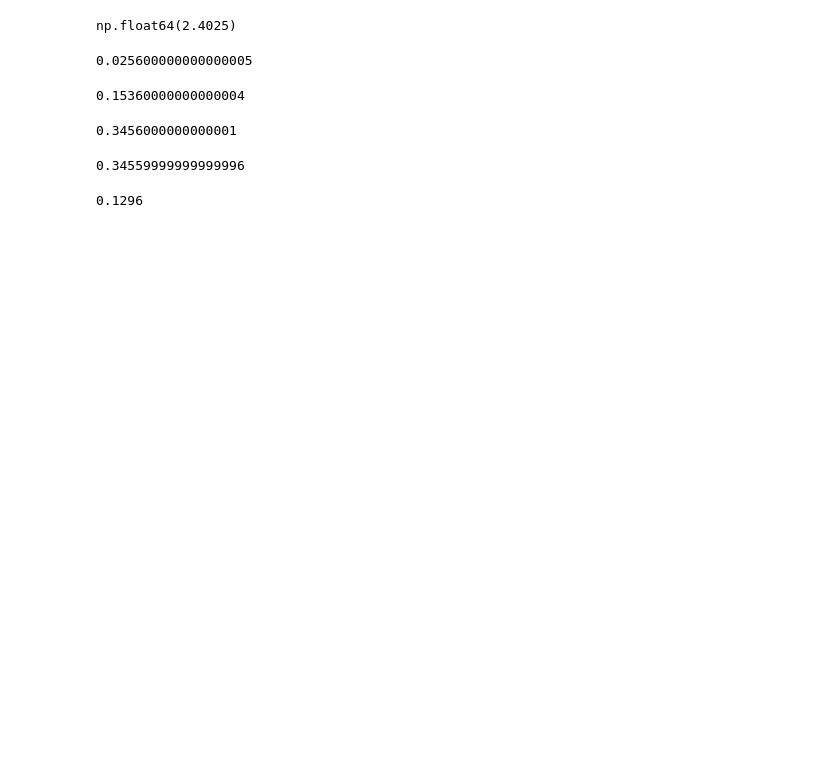
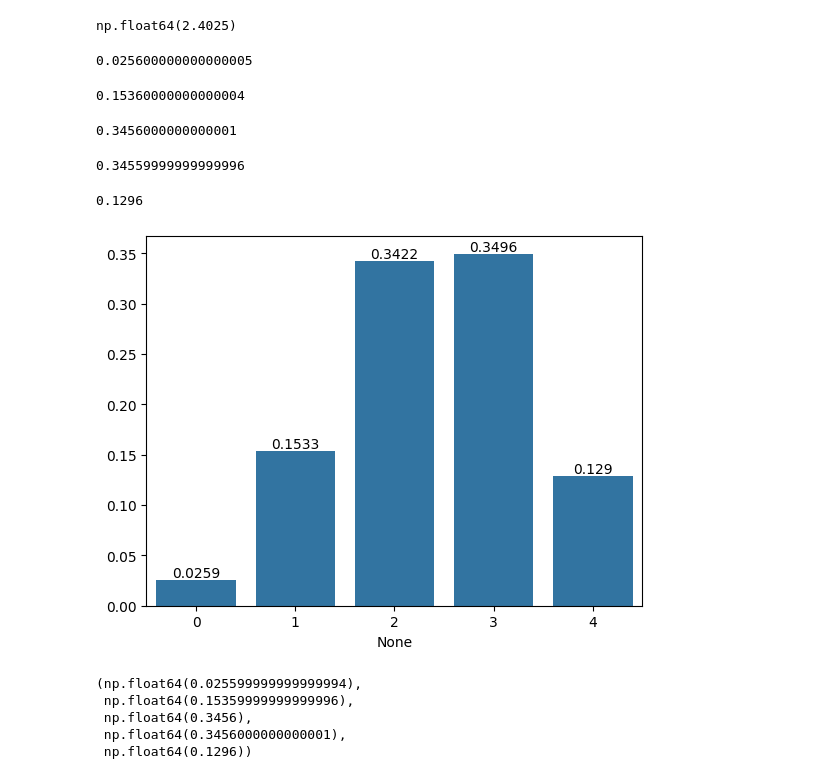
Before and after one commit to bhanu-50/Probability, a Jupyter notebook: Probability_Distribution_Functions.ipynb, the cells around one changed output. Drawn from its saved outputs; the diff is of its cells as text; code cells hidden in the pictures; blank space fills up the shorter version.

```diff
--- a/Probability_Distribution_Functions.ipynb
+++ b/Probability_Distribution_Functions.ipynb
@@ -116,7 +116,8 @@ dtype: int64
 # %% [output]
 0.3477
 # %%
-pd.value_counts(red_values,normalize=True)
+x = pd.value_counts(red_values,normalize=True)
+x
 # %% [output]
 |  | proportion |
 | 3 | 0.3496 |
@@ -170,3 +171,9 @@ P_4_Red =  math.comb(4,4) * math.pow(P_R,4) * math.pow(P_B,0)
 P_4_Red
 # %% [output]
 0.1296
+# %%
+ax = sns.barplot(x = x.index, y = x.values )
+for i in ax.containers:
+    ax.bar_label(i)
+# %% [output]
+[figure, added]
@@ -172,0 +182,13 @@ P_4_Red
+# %%
+prob_0_red = binom.pmf(n=4,p=3/5,k=0)
+prob_1_red = binom.pmf(n=4,p=3/5,k=1)
+prob_2_red = binom.pmf(n=4,p=3/5,k=2)
+prob_3_red = binom.pmf(n=4,p=3/5,k=3)
+prob_4_red = binom.pmf(n=4,p=3/5,k=4)
+prob_0_red,prob_1_red,prob_2_red,prob_3_red,prob_4_red
+# %% [output]
+(np.float64(0.025599999999999994),
+ np.float64(0.15359999999999996),
+ np.float64(0.3456),
+ np.float64(0.3456000000000001),
+ np.float64(0.1296))
```
Also changed, not shown: parts of 1 cell of this notebook.
